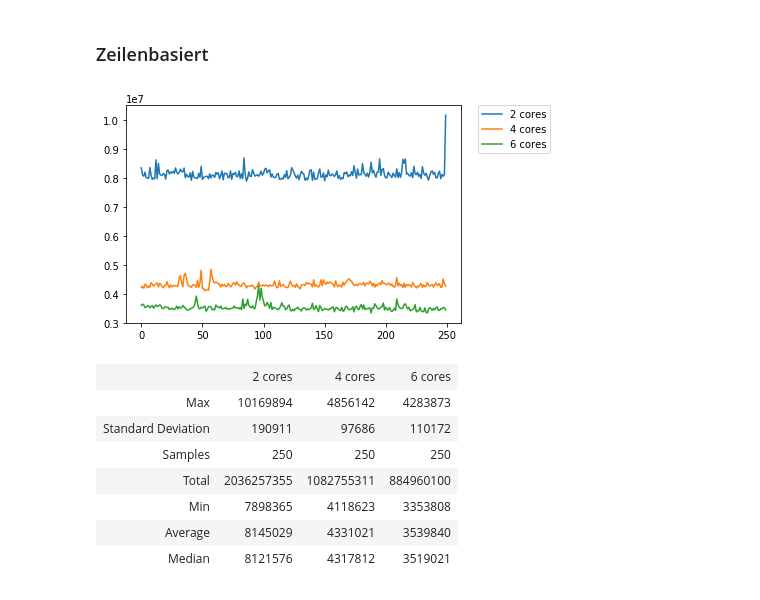
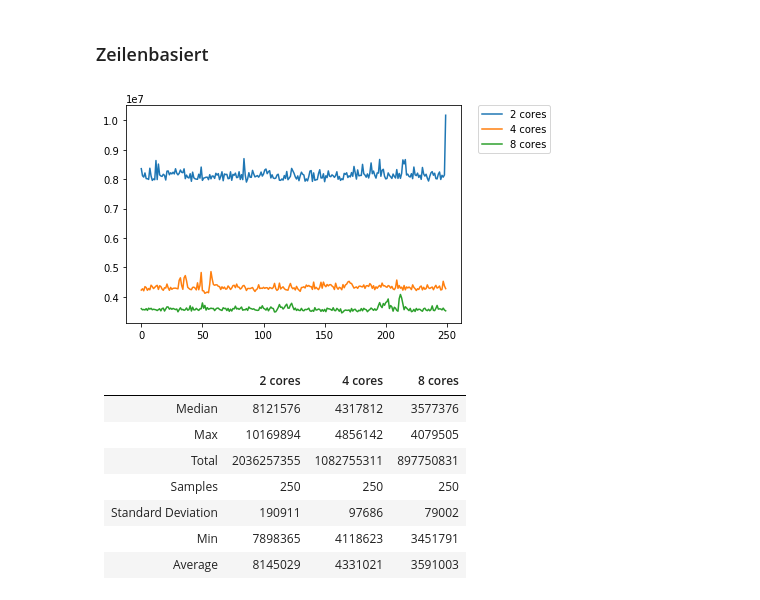
Before and after one commit to Osslack/HANA_SSBM, a Jupyter notebook: src/analyser/Analysis-SSBM-HANA.ipynb, the cells around one changed output. Cells and saved outputs as stored; diff of their text form; code cells hidden in the pictures.

```diff
--- a/src/analyser/Analysis-SSBM-HANA.ipynb
+++ b/src/analyser/Analysis-SSBM-HANA.ipynb
@@ -246,7 +280,7 @@ comparison.compare_raw()
 
 ### Einstellungen
 # %%
-a6 = Analyser(LOG_PATH_ROOT + "i7-6core.log")
+a8 = Analyser(LOG_PATH_ROOT + "i7-8core.log")
 a4 = Analyser(LOG_PATH_ROOT + "i7-4core.log")
 a2 = Analyser(LOG_PATH_ROOT + "i7-2core.log")
 # %% [markdown]
@@ -278,26 +313,27 @@ comparison.compare_raw()
 # %% [markdown]
 ### Zeilenbasiert
 # %%
-b6 = a6.get_row_benchmark()
+b8 = a8.get_row_benchmark()
 b4 = a4.get_row_benchmark()
 b2 = a2.get_row_benchmark()
 
-b6.set_name("6 cores")
+b8.set_name("8 cores")
 b4.set_name("4 cores")
 b2.set_name("2 cores")
 
-comparison = Comparison(b2, b4, b6)
+comparison = Comparison(b2, b4, b8)
 comparison.compare_visually()
 # %% [output]
-[figure, old version]
+[figure, new version]
 # %%
 comparison.compare_raw()
 # %% [output]
-|  | 2 cores | 4 cores | 6 cores |
-| Max | 10169894 | 4856142 | 4283873 |
-| Standard Deviation | 190911 | 97686 | 110172 |
-| Samples | 250 | 250 | 250 |
-| Total | 2036257355 | 1082755311 | 884960100 |
-| Min | 7898365 | 4118623 | 3353808 |
-| Average | 8145029 | 4331021 | 3539840 |
-| Median | 8121576 | 4317812 | 3519021 |
+||2 cores|4 cores|8 cores|
+|--|--|--|--|
+|Median|8121576|4317812|3577376|
+|Max|10169894|4856142|4079505|
+|Total|2036257355|1082755311|897750831|
+|Samples|250|250|250|
+|Standard Deviation|190911|97686|79002|
+|Min|7898365|4118623|3451791|
+|Average|8145029|4331021|3591003|
```
Also changed, not shown: parts of 24 cells of this notebook, 5 other files.
